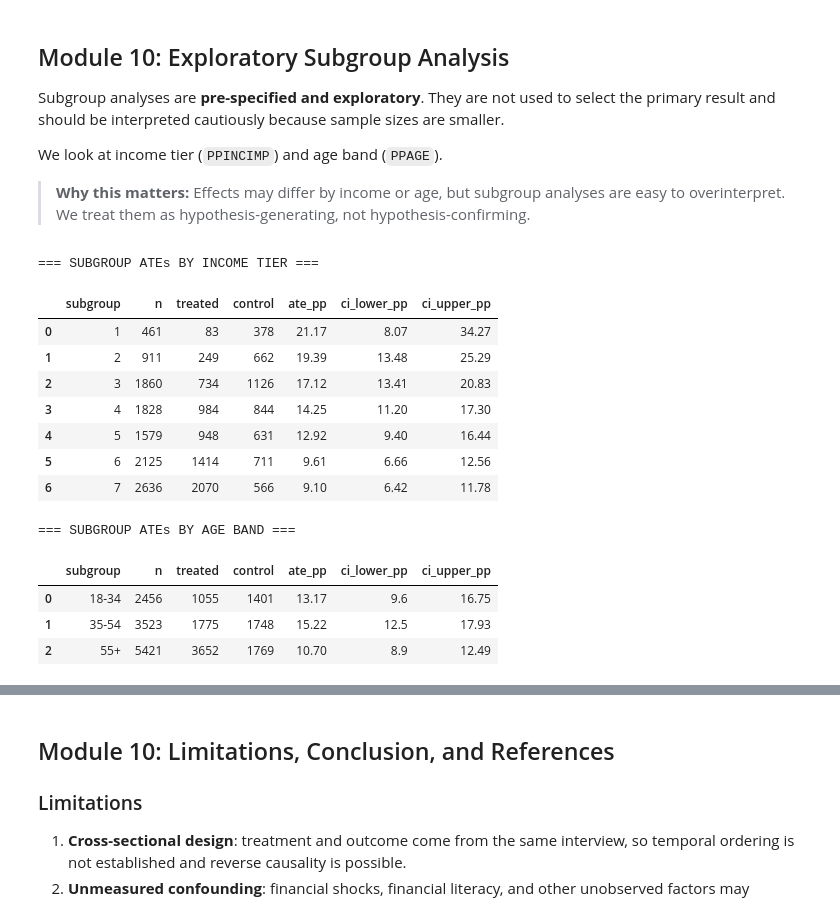
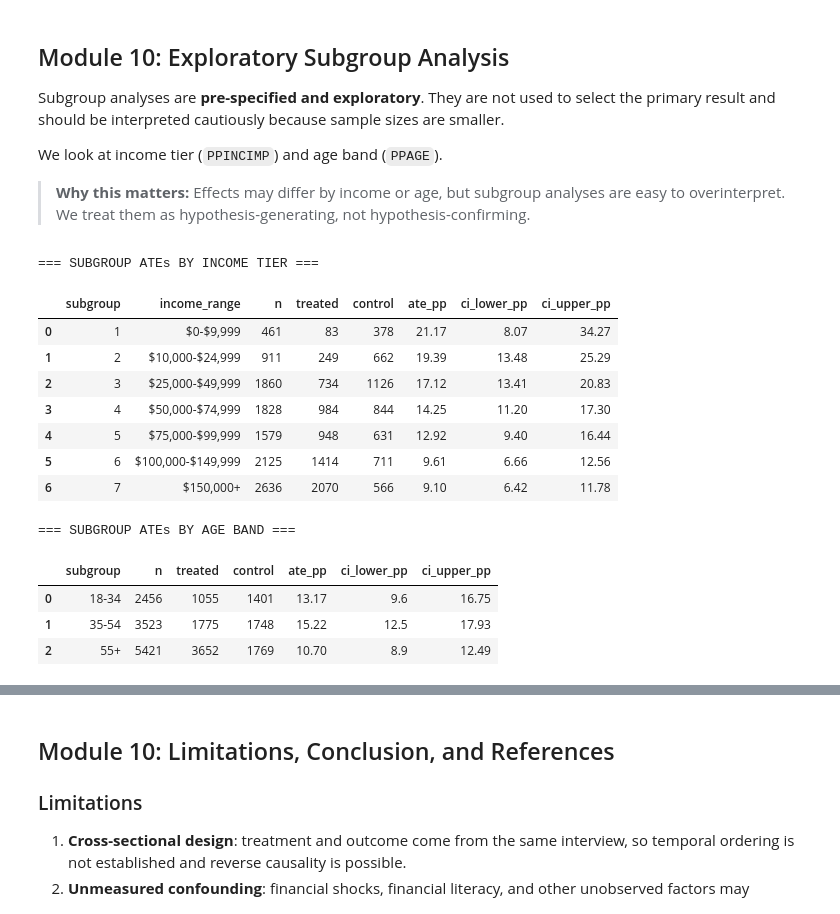
Before and after one commit to rfiez/scs4107_final_project_rueen_saneem_causal_emerg_fund_bill_pay, a Jupyter notebook: causal_ai_emergency_fund_notebook.ipynb, the cells around one changed output, grey strips where cells are left out. Drawn from its saved outputs; the diff is of its cells as text; code cells hidden in the pictures.

```diff
--- a/causal_ai_emergency_fund_notebook.ipynb
+++ b/causal_ai_emergency_fund_notebook.ipynb
@@ -1604,6 +1681,15 @@ The table below collects the main numerical results in one place.
 # estimates at a glance.  We also save a machine-readable JSON summary for
 # provenance and reproducibility.
 # ---------------------------------------------------------------------------
+
+# Recompute E-value here so this cell is self-contained (it may be run alone).
+rr_obs = aipw_mu1 / max(aipw_mu0, 1e-10)
+e_value_point = rr_obs + math.sqrt(rr_obs * (rr_obs - 1))
+mu1_lower = aipw_mu1 - 1.96 * aipw_se
+mu0_upper = aipw_mu0 + 1.96 * aipw_se
+rr_ci = max(mu1_lower, 1e-10) / max(mu0_upper, 1e-10)
+e_value_ci = rr_ci + math.sqrt(rr_ci * (rr_ci - 1)) if rr_ci > 1 else 1.0
+
 summary_records = [
     {"Item": "Raw SHED 2023 records", "Value": f"{sample_meta['raw_n']:,}"},
     {"Item": "Analytic sample", "Value": f"{sample_meta['analytic_n']:,}"},
@@ -1687,7 +1773,26 @@ We look at income tier (`PPINCIMP`) and age band (`PPAGE`).
 # They are NOT used to select the primary conclusion.  We limit ourselves to
 # two substantively motivated subgroups defined before seeing results:
 # income tier and age band.
+#
+# Income tier mapping (from SHED ppinc7 codebook):
+#   1 = less than $10,000
+#   2 = $10,000 to $24,999
+#   3 = $25,000 to $49,999
+#   4 = $50,000 to $74,999
+#   5 = $75,000 to $99,999
+#   6 = $100,000 to $149,999
+#   7 = $150,000 or more
 # ---------------------------------------------------------------------------
+
+income_label_map = {
+    1: "$0-$9,999",
+    2: "$10,000-$24,999",
+    3: "$25,000-$49,999",
+    4: "$50,000-$74,999",
+    5: "$75,000-$99,999",
+    6: "$100,000-$149,999",
+    7: "$150,000+",
+}
 
 # Income tier: use the numeric PPINCIMP directly (1 = lowest, 7 = highest).
 df_support["income_tier"] = df_support["PPINCIMP"].astype(int)
@@ -1707,42 +1812,45 @@ def estimate_subgroup_ates(data, subgroup_col):
     """Estimate AIPW ATE within each level of subgroup_col."""
     results = []
     for level, sub in data.groupby(subgroup_col):
         # Skip very small subgroups or subgroups with only one treatment level
         if len(sub) < 50 or sub["T"].nunique() < 2:
             continue
         try:
             ate, mu1, mu0, se = estimate_ate_aipw(sub, X_vars, seed=SEED)
             results.append({
                 "subgroup": str(level),
                 "n": len(sub),
                 "treated": int(sub["T"].sum()),
                 "control": int((sub["T"] == 0).sum()),
                 "ate_pp": ate * 100,
                 "ci_lower_pp": (ate - 1.96 * se) * 100,
                 "ci_upper_pp": (ate + 1.96 * se) * 100,
             })
         except Exception as exc:
             print(f"Subgroup {level} failed: {exc}")
     return pd.DataFrame(results)
 
 income_results = estimate_subgroup_ates(df_support, "income_tier").sort_values("subgroup")
 age_results = estimate_subgroup_ates(df_support, "age_band").sort_values("subgroup")
 
+# Attach readable income-range labels.
+income_results["income_range"] = income_results["subgroup"].astype(int).map(income_label_map)
+
 print("=== SUBGROUP ATEs BY INCOME TIER ===")
-display(income_results.round(2))
+display(income_results[["subgroup", "income_range", "n", "treated", "control", "ate_pp", "ci_lower_pp", "ci_upper_pp"]].round(2))
 
 print("\n=== SUBGROUP ATEs BY AGE BAND ===")
 display(age_results.round(2))
 # %% [output]
 === SUBGROUP ATEs BY INCOME TIER ===
-|  | subgroup | n | treated | control | ate_pp | ci_lower_pp | ci_upper_pp |
-| 0 | 1 | 461 | 83 | 378 | 21.17 | 8.07 | 34.27 |
-| 1 | 2 | 911 | 249 | 662 | 19.39 | 13.48 | 25.29 |
-| 2 | 3 | 1860 | 734 | 1126 | 17.12 | 13.41 | 20.83 |
-| 3 | 4 | 1828 | 984 | 844 | 14.25 | 11.20 | 17.30 |
-| 4 | 5 | 1579 | 948 | 631 | 12.92 | 9.40 | 16.44 |
-| 5 | 6 | 2125 | 1414 | 711 | 9.61 | 6.66 | 12.56 |
-| 6 | 7 | 2636 | 2070 | 566 | 9.10 | 6.42 | 11.78 |
+|  | subgroup | income_range | n | treated | control | ate_pp | ci_lower_pp | ci_upper_pp |
+| 0 | 1 | $0-$9,999 | 461 | 83 | 378 | 21.17 | 8.07 | 34.27 |
+| 1 | 2 | $10,000-$24,999 | 911 | 249 | 662 | 19.39 | 13.48 | 25.29 |
+| 2 | 3 | $25,000-$49,999 | 1860 | 734 | 1126 | 17.12 | 13.41 | 20.83 |
+| 3 | 4 | $50,000-$74,999 | 1828 | 984 | 844 | 14.25 | 11.20 | 17.30 |
+| 4 | 5 | $75,000-$99,999 | 1579 | 948 | 631 | 12.92 | 9.40 | 16.44 |
+| 5 | 6 | $100,000-$149,999 | 2125 | 1414 | 711 | 9.61 | 6.66 | 12.56 |
+| 6 | 7 | $150,000+ | 2636 | 2070 | 566 | 9.10 | 6.42 | 11.78 |
 === SUBGROUP ATEs BY AGE BAND ===
 |  | subgroup | n | treated | control | ate_pp | ci_lower_pp | ci_upper_pp |
 | 0 | 18-34 | 2456 | 1055 | 1401 | 13.17 | 9.6 | 16.75 |
```
Also changed, not shown: parts of 3 cells of this notebook.
